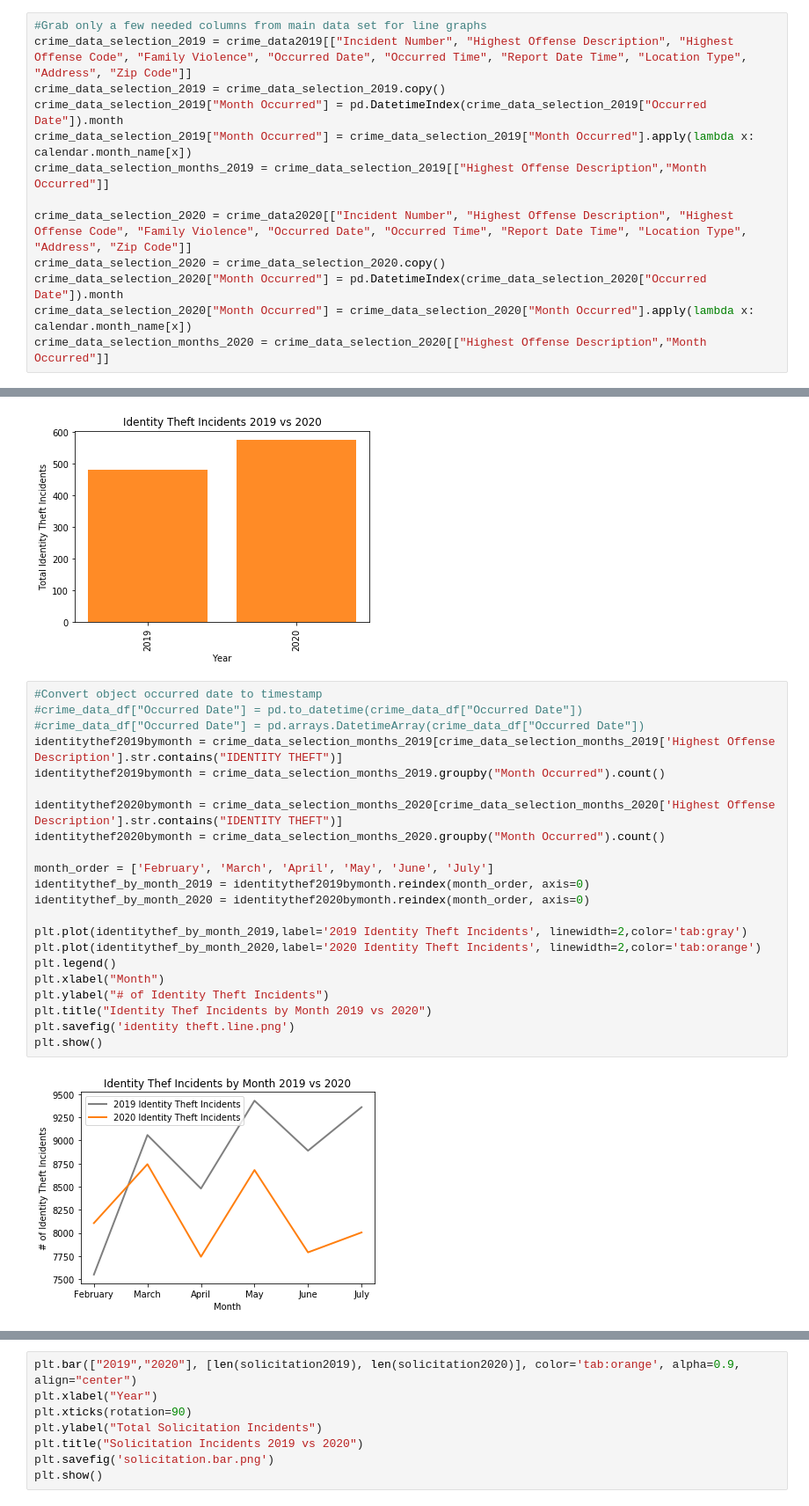
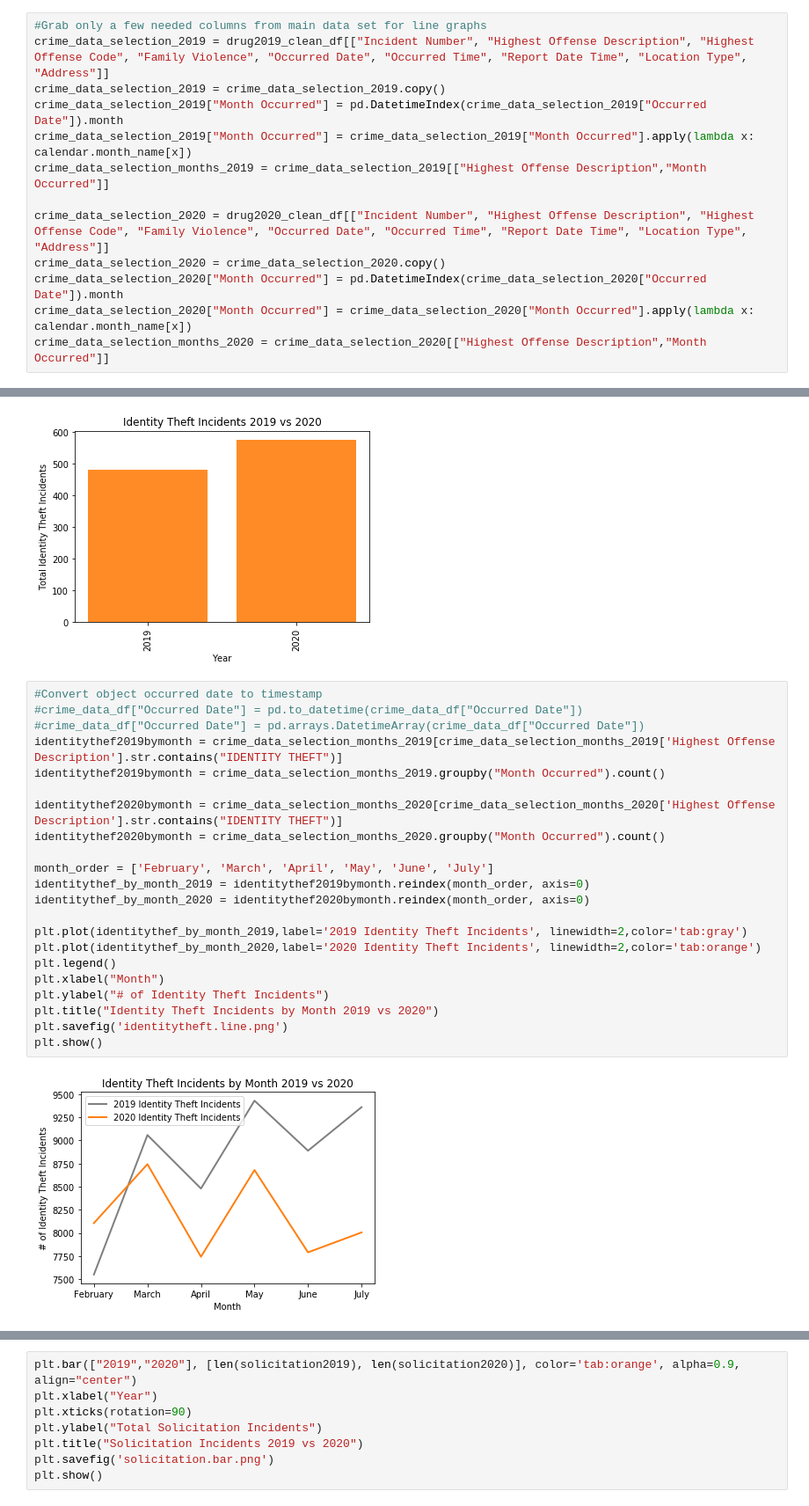
Before and after one commit to ibeth92/Crime_in_the_Time_of_COVID, a Jupyter notebook: Overall Crime.ipynb, the cells around one changed output, grey strips where cells are left out. Shown at 88% size. Saved outputs shown, nothing was run; the diff lists cells and outputs as text.

Commit message:
Cleaned up plots

```diff
--- a/Overall Crime.ipynb
+++ b/Overall Crime.ipynb
@@ -194,12 +190,12 @@ plt.show()
 # %%
 #Grab only a few needed columns from main data set for line graphs
-crime_data_selection_2019 = crime_data2019[["Incident Number", "Highest Offense Description", "Highest Offense Code", "Family Violence", "Occurred Date", "Occurred Time", "Report Date Time", "Location Type", "Address", "Zip Code"]]
+crime_data_selection_2019 = drug2019_clean_df[["Incident Number", "Highest Offense Description", "Highest Offense Code", "Family Violence", "Occurred Date", "Occurred Time", "Report Date Time", "Location Type", "Address"]]
 crime_data_selection_2019 = crime_data_selection_2019.copy()
 crime_data_selection_2019["Month Occurred"] = pd.DatetimeIndex(crime_data_selection_2019["Occurred Date"]).month
 crime_data_selection_2019["Month Occurred"] = crime_data_selection_2019["Month Occurred"].apply(lambda x: calendar.month_name[x])
 crime_data_selection_months_2019 = crime_data_selection_2019[["Highest Offense Description","Month Occurred"]]
 
-crime_data_selection_2020 = crime_data2020[["Incident Number", "Highest Offense Description", "Highest Offense Code", "Family Violence", "Occurred Date", "Occurred Time", "Report Date Time", "Location Type", "Address", "Zip Code"]]
+crime_data_selection_2020 = drug2020_clean_df[["Incident Number", "Highest Offense Description", "Highest Offense Code", "Family Violence", "Occurred Date", "Occurred Time", "Report Date Time", "Location Type", "Address"]]
 crime_data_selection_2020 = crime_data_selection_2020.copy()
 crime_data_selection_2020["Month Occurred"] = pd.DatetimeIndex(crime_data_selection_2020["Occurred Date"]).month
 crime_data_selection_2020["Month Occurred"] = crime_data_selection_2020["Month Occurred"].apply(lambda x: calendar.month_name[x])
@@ -240,24 +308,24 @@ plt.show()
 # %%
 #Convert object occurred date to timestamp
 #crime_data_df["Occurred Date"] = pd.to_datetime(crime_data_df["Occurred Date"])
 #crime_data_df["Occurred Date"] = pd.arrays.DatetimeArray(crime_data_df["Occurred Date"])
 identitythef2019bymonth = crime_data_selection_months_2019[crime_data_selection_months_2019['Highest Offense Description'].str.contains("IDENTITY THEFT")]
 identitythef2019bymonth = crime_data_selection_months_2019.groupby("Month Occurred").count()
 
 identitythef2020bymonth = crime_data_selection_months_2020[crime_data_selection_months_2020['Highest Offense Description'].str.contains("IDENTITY THEFT")]
 identitythef2020bymonth = crime_data_selection_months_2020.groupby("Month Occurred").count()
 
 month_order = ['February', 'March', 'April', 'May', 'June', 'July']
 identitythef_by_month_2019 = identitythef2019bymonth.reindex(month_order, axis=0)
 identitythef_by_month_2020 = identitythef2020bymonth.reindex(month_order, axis=0)
 
 plt.plot(identitythef_by_month_2019,label='2019 Identity Theft Incidents', linewidth=2,color='tab:gray')
 plt.plot(identitythef_by_month_2020,label='2020 Identity Theft Incidents', linewidth=2,color='tab:orange')
 plt.legend()
 plt.xlabel("Month")
 plt.ylabel("# of Identity Theft Incidents")
-plt.title("Identity Thef Incidents by Month 2019 vs 2020")
-plt.savefig('identity theft.line.png')
+plt.title("Identity Theft Incidents by Month 2019 vs 2020")
+plt.savefig('identitytheft.line.png')
 plt.show()
 # %% [output]
-[figure, old version]
+[figure, new version]
```
Also changed, not shown: parts of 19 cells of this notebook, 12 other files.
